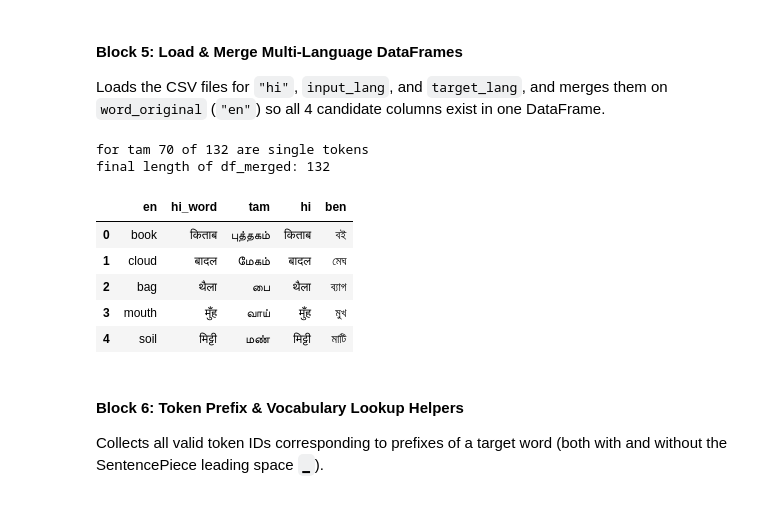
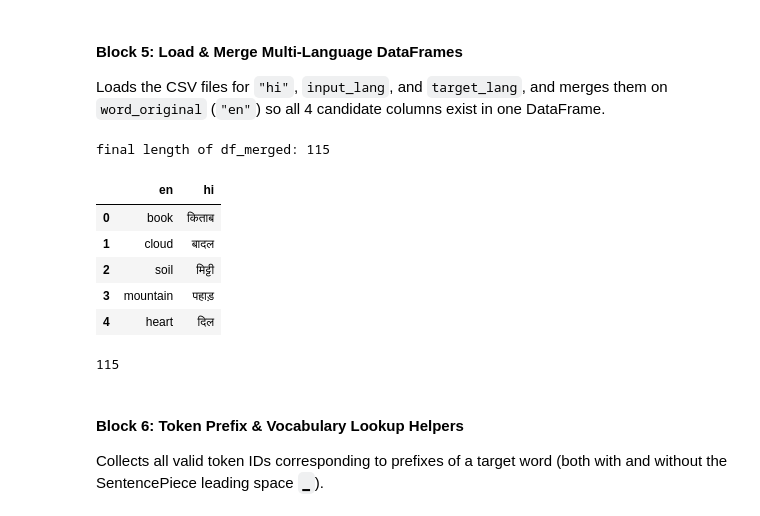
Before and after one commit to LEZEgit/btp-concept-space-language-analysis, a Jupyter notebook: Dataset_Creation/Translation Experiment/new_experiment.ipynb, the cells around one changed output. Saved outputs shown, nothing was run; the diff lists cells and outputs as text; code cells hidden in the pictures.

```diff
--- a/Dataset_Creation/Translation Experiment/new_experiment.ipynb
+++ b/Dataset_Creation/Translation Experiment/new_experiment.ipynb
@@ -69,11 +90,11 @@ The autoreload extension is already loaded. To reload it, use:
 
 Sets the regional translation pair (`input_lang` $\rightarrow$ `target_lang`), points `custom_model` to `sarvamai/sarvam-2b-v0.5`, and defines your 4 candidate languages.
 # %%
-input_lang = 'ben'   # e.g., 'ben', 'mar', 'tel', 'tam'
-target_lang = 'tam'  # e.g., 'ben', 'mar', 'tel', 'tam'
+input_lang = 'en'   # e.g., 'ben', 'mar', 'tel', 'tam'
+target_lang = 'hi'  # e.g., 'ben', 'mar', 'tel', 'tam'
 model_size = '2b'
 custom_model = 'sarvamai/sarvam-2b-v0.5'
-single_token_only = False
+single_token_only = True
 multi_token_only = False
 out_dir = './visuals'
 hf_token = None # Or your HF token string if needed
@@ -127,52 +148,48 @@ avgUU: 0.04994095489382744
 
 Loads the CSV files for `"hi"`, `input_lang`, and `target_lang`, and merges them on `word_original` (`"en"`) so all 4 candidate columns exist in one DataFrame.
 # %%
+vocab = tokenizer.get_vocab()
+
+def is_single_token(word):
+    word = str(word).strip()
+    return ('\u2581' + word in vocab) or (word in vocab)
+
 prefix = "./data/langs/"
 
-# Load target language first to apply single/multi token filtering if enabled
 df_tgt = pd.read_csv(f'{prefix}{target_lang}/clean.csv').reindex()
-
-count = 0
-for idx, word in enumerate(df_tgt['word_translation']):
-    word_str = str(word)
-    if word_str in tokenizer.get_vocab() or '▁' + word_str in tokenizer.get_vocab():
-        count += 1
-        if multi_token_only:
-            df_tgt.drop(idx, inplace=True)
-    elif single_token_only:
-        df_tgt.drop(idx, inplace=True)
-
-print(f'for {target_lang} {count} of {len(df_tgt)} are single tokens')
-
-# Build merged dataframe across all non-English candidate languages
+mask = df_tgt['word_original'].apply(is_single_token) & df_tgt['word_translation'].apply(is_single_token)
+df_tgt = df_tgt[mask] if single_token_only else df_tgt[~mask] if multi_token_only else df_tgt
 df_merged = df_tgt.rename(columns={'word_original': 'en', 'word_translation': target_lang})
 
 for lang in candidates:
     if lang in ['en', target_lang]:
         continue
     df_lang = pd.read_csv(f'{prefix}{lang}/clean.csv').reindex()
     df_lang = df_lang.rename(columns={'word_original': 'en', 'word_translation': lang})
-    # Keep only 'en' and the language column to avoid extra column collisions
+    lang_mask = df_lang[lang].apply(is_single_token)
+    df_lang = df_lang[lang_mask] if single_token_only else df_lang[~lang_mask] if multi_token_only else df_lang
     df_merged = df_merged.merge(df_lang[['en', lang]], on=['en'])
 
-# Drop rows where English word is literally a substring of the target word
+# Drop rows where the English word is literally a substring of the target word
 if target_lang != 'en':
-    for i, row in df_merged.iterrows():
-        if str(row['en']).lower() in str(row[target_lang]).lower():
-            df_merged.drop(i, inplace=True)
+    sub_mask = df_merged.apply(lambda row: str(row['en']).lower() in str(row[target_lang]).lower(), axis=1)
+    df_merged = df_merged[~sub_mask]
 
 df_merged = df_merged.reset_index(drop=True)
 print(f'final length of df_merged: {len(df_merged)}')
 df_merged.head()
 # %% [output]
-for tam 70 of 132 are single tokens
-final length of df_merged: 132
+final length of df_merged: 115
-|  | en | hi_word | tam | hi | ben |
-| 0 | book | किताब | புத்தகம் | किताब | বই |
-| 1 | cloud | बादल | மேகம் | बादल | মেঘ |
-| 2 | bag | थैला | பை | थैला | ব্যাগ |
-| 3 | mouth | मुँह | வாய் | मुँह | মুখ |
-| 4 | soil | मिट्टी | மண் | मिट्टी | মাটি |
+|  | en | hi |
+| 0 | book | किताब |
+| 1 | cloud | बादल |
+| 2 | soil | मिट्टी |
+| 3 | mountain | पहाड़ |
+| 4 | heart | दिल |
+# %%
+print(len(df_merged))
+# %% [output]
+115
 # %% [markdown]
 #### Block 6: Token Prefix & Vocabulary Lookup Helpers
 
```
Also changed, not shown: parts of 15 cells of this notebook, 45 other files.
